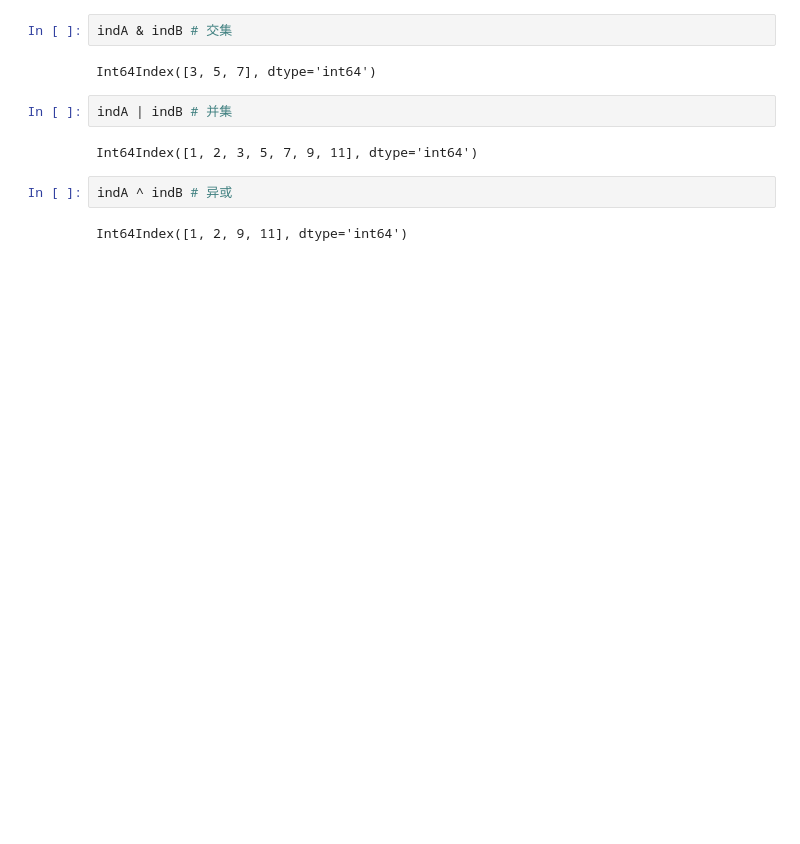
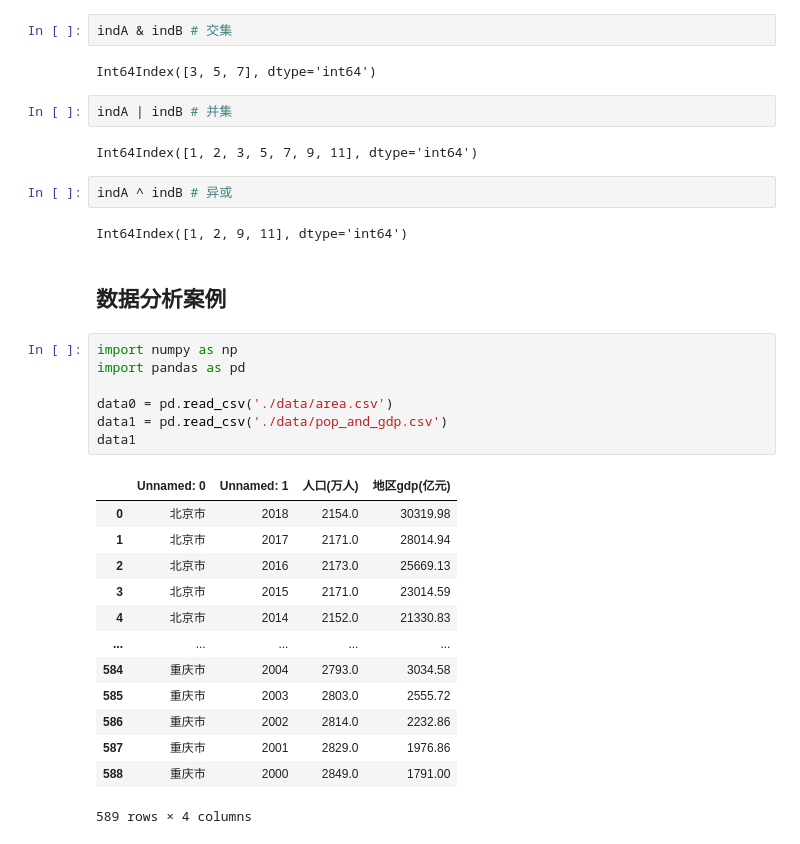
Before and after one commit to weihuayi/class, a Jupyter notebook: pythondata/2.0-Pandas数据处理入门.ipynb, the cells around one changed output. Cells and saved outputs as stored; diff of their text form; blank space fills up the shorter version.

```diff
--- a/pythondata/2.0-Pandas数据处理入门.ipynb
+++ b/pythondata/2.0-Pandas数据处理入门.ipynb
@@ -296,3 +410,26 @@ Int64Index([1, 2, 3, 5, 7, 9, 11], dtype='int64')
 indA ^ indB # 异或
 # %% [output]
 Int64Index([1, 2, 9, 11], dtype='int64')
+# %% [markdown]
+## 数据分析案例
+# %%
+import numpy as np
+import pandas as pd
+
+data0 = pd.read_csv('./data/area.csv')
+data1 = pd.read_csv('./data/pop_and_gdp.csv')
+data1
+# %% [output]
+|  | Unnamed: 0 | Unnamed: 1 | 人口(万人) | 地区gdp(亿元) |
+| 0 | 北京市 | 2018 | 2154.0 | 30319.98 |
+| 1 | 北京市 | 2017 | 2171.0 | 28014.94 |
+| 2 | 北京市 | 2016 | 2173.0 | 25669.13 |
+| 3 | 北京市 | 2015 | 2171.0 | 23014.59 |
+| 4 | 北京市 | 2014 | 2152.0 | 21330.83 |
+| ... | ... | ... | ... | ... |
+| 584 | 重庆市 | 2004 | 2793.0 | 3034.58 |
+| 585 | 重庆市 | 2003 | 2803.0 | 2555.72 |
+| 586 | 重庆市 | 2002 | 2814.0 | 2232.86 |
+| 587 | 重庆市 | 2001 | 2829.0 | 1976.86 |
+| 588 | 重庆市 | 2000 | 2849.0 | 1791.00 |
+589 rows × 4 columns
```
Also changed, not shown: parts of 22 cells of this notebook, 4 other files.
